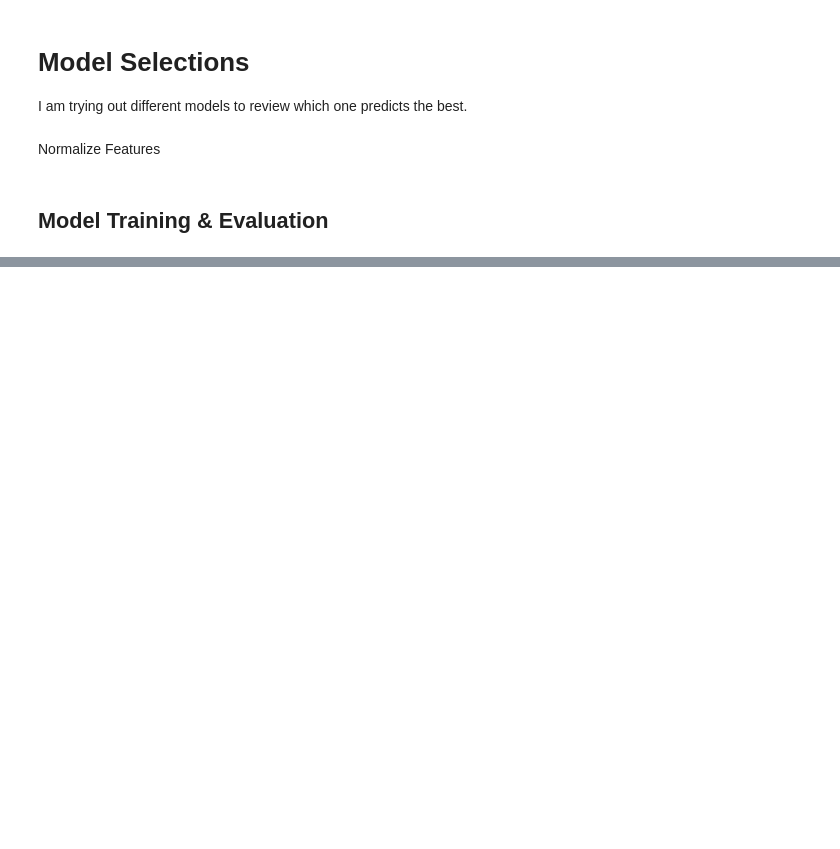
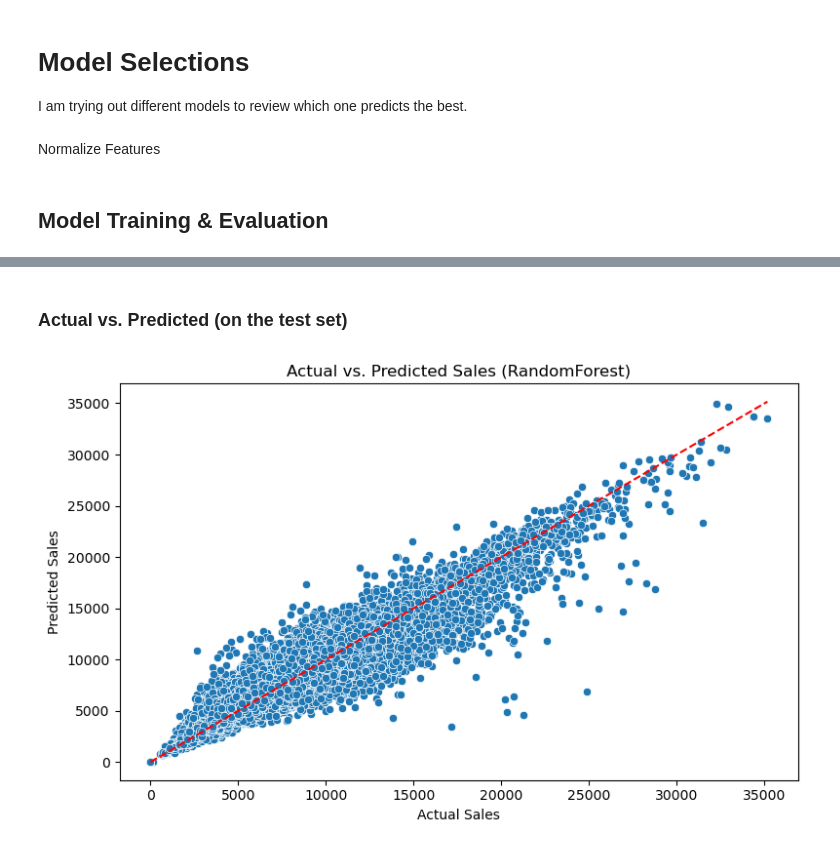
Before and after one commit to SheryllD/ironhack_kaggle, a Jupyter notebook: main.ipynb, the cells around one changed output, grey strips where cells are left out. Drawn from its saved outputs; the diff is of its cells as text; code cells hidden in the pictures; blank space fills up the shorter version.

```diff
--- a/main.ipynb
+++ b/main.ipynb
@@ -133,0 +153,6 @@ print("R2:", r2)
+# %%
+# Best Model
+best_model_name = results_df.iloc[0]["Model"]
+best_model = models[best_model_name]
+
+new_test = pd.read_csv("https://raw.githubusercontent.com/data-bootcamp-v4/data/main/ironkaggle_notarget.csv")
@@ -148,0 +228,15 @@ testing_df
+# %% [markdown]
+### Actual vs. Predicted (on the test set)
+# %%
+y_pred = best_model.predict(x_test_scaled)
+
+plt.figure(figsize=(8, 5))
+sns.scatterplot(x=y_test, y=y_pred)
+plt.plot([y_test.min(), y_test.max()], [y_test.min(), y_test.max()], '--r')
+plt.title(f"Actual vs. Predicted Sales ({best_model_name})")
+plt.xlabel("Actual Sales")
+plt.ylabel("Predicted Sales")
+plt.tight_layout()
+plt.show()
+# %% [output]
+[figure, added]
```
Also changed, not shown: parts of 34 cells of this notebook, 1 other file.
